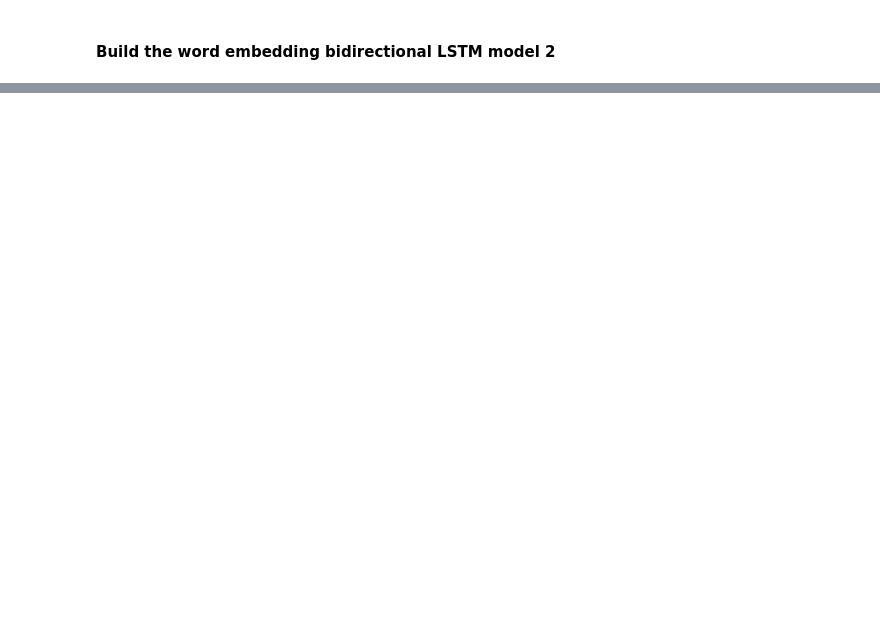
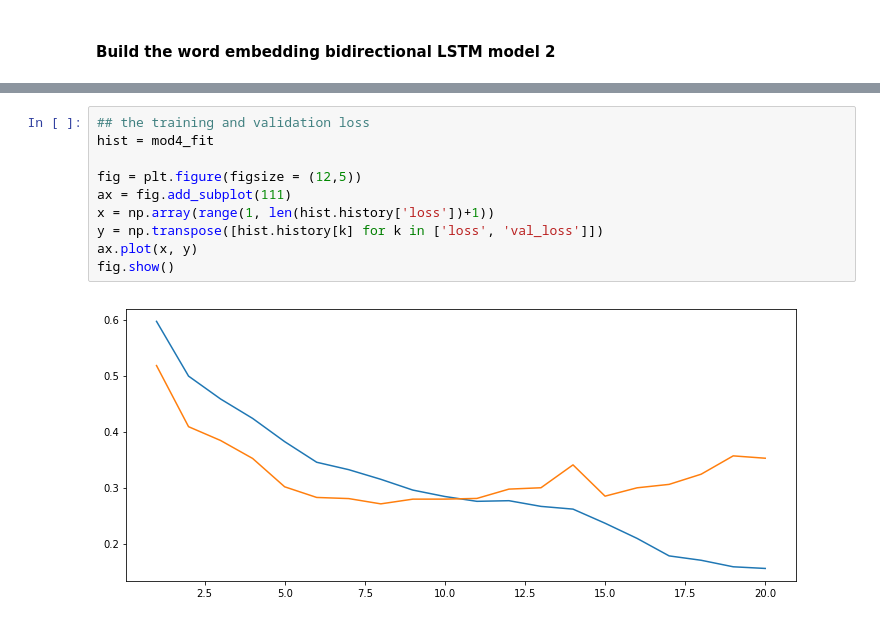
Before and after one commit to gtg269c/mlnd_capstone_fakenews1, a Jupyter notebook: FakeNews_set1_clean_token_embed_LSTM_2.ipynb, the cells around one changed output, grey strips where cells are left out. Drawn from its saved outputs; the diff is of its cells as text; blank space fills up the shorter version.

```diff
--- a/FakeNews_set1_clean_token_embed_LSTM_2.ipynb
+++ b/FakeNews_set1_clean_token_embed_LSTM_2.ipynb
@@ -508,0 +774,12 @@ F beta-score: 0.8931360460337032
+# %%
+## the training and validation loss
+hist = mod4_fit
+
+fig = plt.figure(figsize = (12,5))
+ax = fig.add_subplot(111)
+x = np.array(range(1, len(hist.history['loss'])+1))
+y = np.transpose([hist.history[k] for k in ['loss', 'val_loss']])
+ax.plot(x, y)
+fig.show()
+# %% [output]
+[figure, added]
```
Also changed, not shown: parts of 36 cells of this notebook, 5 other files.
